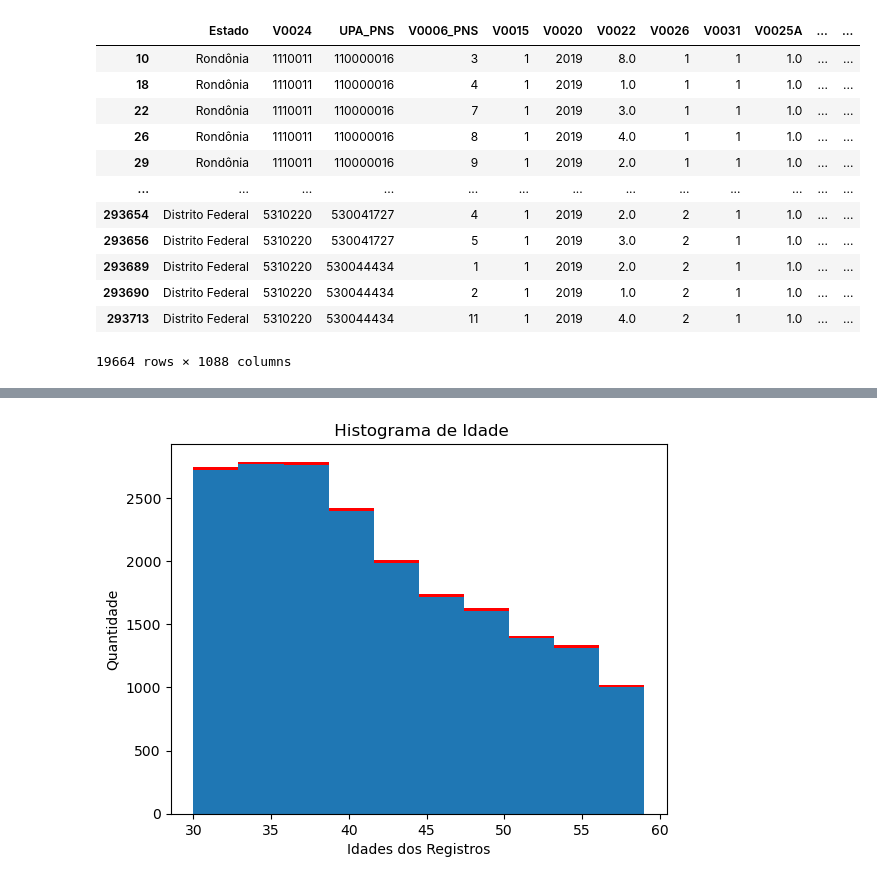
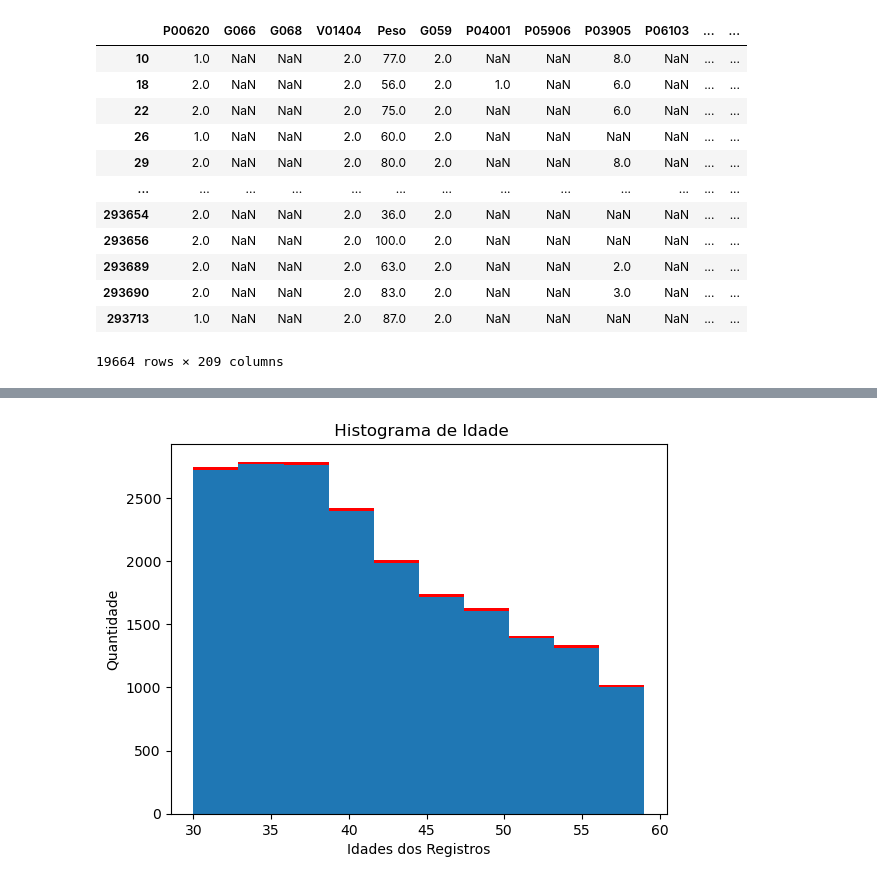
Before and after one commit to ThiagoVenturim/PNS2019_nutrition_toc, a Jupyter notebook: src/ETL.ipynb, the cells around one changed output, grey strips where cells are left out. Drawn from its saved outputs; the diff is of its cells as text; code cells hidden in the pictures.

```diff
--- a/src/ETL.ipynb
+++ b/src/ETL.ipynb
@@ -84,8 +84,8 @@ try:
 
     df["Estado"] = df["Estado"].astype(str).map(map_estados)
     df["Regiao"] = df["Estado"].map(map_regiao)
-
-    df_faixa_etaria =  df[ (df["Idade"] >= 30) & (df["Idade"] < 60) ]
+    df_respondende = df[df["V0015"]==1]
+    df_faixa_etaria =  df_respondende[ (df_respondende["Idade"] >= 30) & (df_respondende["Idade"] < 60) ]
 
 except Exception as e:
     print(f'Erro ao abrir csv:  {e}')
@@ -94,4 +218,17 @@ except Exception as e:
 # df.info()
 # df.describe()
 # %%
-df_toc = df_faixa_etaria[(df_faixa_etaria ["TOC"] == 1) ]
+# 1. Cria o DataFrame apenas com as colunas consolidadas da sua lista val_sel
+df_aplicacao = df_faixa_etaria[val_sel]
+
+# 2. Filtra APENAS os respondentes que têm TOC (TOC == 1) usando o df_aplicacao
+df_toc = df_aplicacao[df_aplicacao["TOC"] == 1]
+
+# 3. Remove as colunas da lista "cols" (outras doenças), se essa for a sua intenção
+# Usamos errors='ignore' para evitar erro caso alguma coluna já não esteja mais lá
+df_toc = df_toc.drop(columns=cols, errors='ignore')
+
+# Visualizar o resultado final
+print(f"Total de linhas (pessoas com TOC): {df_toc.shape[0]}")
+print(f"Total de colunas selecionadas: {df_toc.shape[1]}")
+df_toc.head()
@@ -98,25 +245,25 @@ df_toc = df_faixa_etaria[(df_faixa_etaria ["TOC"] == 1) ]
 # %%
 
-cols = ["Q00201","Q03001","Q060","Q06306","Q068",
-        "Q074","Q079","Q088","Q092","Q11006","Q11604","Q120","Q128","Q124","Q084"]
 
-df_bem = df_faixa_etaria[df_faixa_etaria[cols].eq(2).all(axis=1)]
+df_bem = df_aplicacao[df_aplicacao[cols].eq(2).all(axis=1)]
 
+
+df_bem = df_bem.drop(columns=cols)
 df_bem
 # %% [output]
-|  | Estado | V0024 | UPA_PNS | V0006_PNS | V0015 | V0020 | V0022 | V0026 | V0031 | V0025A | ... | ... |
-| 10 | Rondônia | 1110011 | 110000016 | 3 | 1 | 2019 | 8.0 | 1 | 1 | 1.0 | ... | ... |
-| 18 | Rondônia | 1110011 | 110000016 | 4 | 1 | 2019 | 1.0 | 1 | 1 | 1.0 | ... | ... |
-| 22 | Rondônia | 1110011 | 110000016 | 7 | 1 | 2019 | 3.0 | 1 | 1 | 1.0 | ... | ... |
-| 26 | Rondônia | 1110011 | 110000016 | 8 | 1 | 2019 | 4.0 | 1 | 1 | 1.0 | ... | ... |
-| 29 | Rondônia | 1110011 | 110000016 | 9 | 1 | 2019 | 2.0 | 1 | 1 | 1.0 | ... | ... |
+|  | P00620 | G066 | G068 | V01404 | Peso | G059 | P04001 | P05906 | P03905 | P06103 | ... | ... |
+| 10 | 1.0 | NaN | NaN | 2.0 | 77.0 | 2.0 | NaN | NaN | 8.0 | NaN | ... | ... |
+| 18 | 2.0 | NaN | NaN | 2.0 | 56.0 | 2.0 | 1.0 | NaN | 6.0 | NaN | ... | ... |
+| 22 | 2.0 | NaN | NaN | 2.0 | 75.0 | 2.0 | NaN | NaN | 6.0 | NaN | ... | ... |
+| 26 | 1.0 | NaN | NaN | 2.0 | 60.0 | 2.0 | NaN | NaN | NaN | NaN | ... | ... |
+| 29 | 2.0 | NaN | NaN | 2.0 | 80.0 | 2.0 | NaN | NaN | 8.0 | NaN | ... | ... |
 | ... | ... | ... | ... | ... | ... | ... | ... | ... | ... | ... | ... | ... |
-| 293654 | Distrito Federal | 5310220 | 530041727 | 4 | 1 | 2019 | 2.0 | 2 | 1 | 1.0 | ... | ... |
-| 293656 | Distrito Federal | 5310220 | 530041727 | 5 | 1 | 2019 | 3.0 | 2 | 1 | 1.0 | ... | ... |
-| 293689 | Distrito Federal | 5310220 | 530044434 | 1 | 1 | 2019 | 2.0 | 2 | 1 | 1.0 | ... | ... |
-| 293690 | Distrito Federal | 5310220 | 530044434 | 2 | 1 | 2019 | 1.0 | 2 | 1 | 1.0 | ... | ... |
-| 293713 | Distrito Federal | 5310220 | 530044434 | 11 | 1 | 2019 | 4.0 | 2 | 1 | 1.0 | ... | ... |
+| 293654 | 2.0 | NaN | NaN | 2.0 | 36.0 | 2.0 | NaN | NaN | NaN | NaN | ... | ... |
+| 293656 | 2.0 | NaN | NaN | 2.0 | 100.0 | 2.0 | NaN | NaN | NaN | NaN | ... | ... |
+| 293689 | 2.0 | NaN | NaN | 2.0 | 63.0 | 2.0 | NaN | NaN | 2.0 | NaN | ... | ... |
+| 293690 | 2.0 | NaN | NaN | 2.0 | 83.0 | 2.0 | NaN | NaN | 3.0 | NaN | ... | ... |
+| 293713 | 1.0 | NaN | NaN | 2.0 | 87.0 | 2.0 | NaN | NaN | NaN | NaN | ... | ... |
-19664 rows × 1088 columns
+19664 rows × 209 columns
 # %%
 df_juncao = pd.concat([df_toc, df_bem], ignore_index=True)
 df_juncao
```
Also changed, not shown: parts of 4 cells of this notebook, 3 other files.
